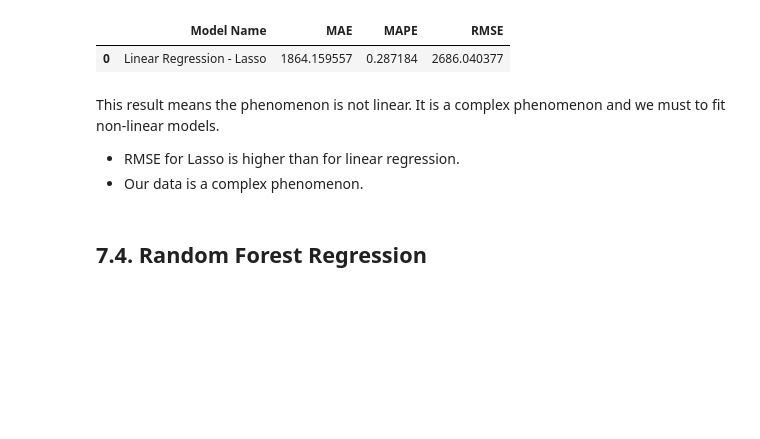
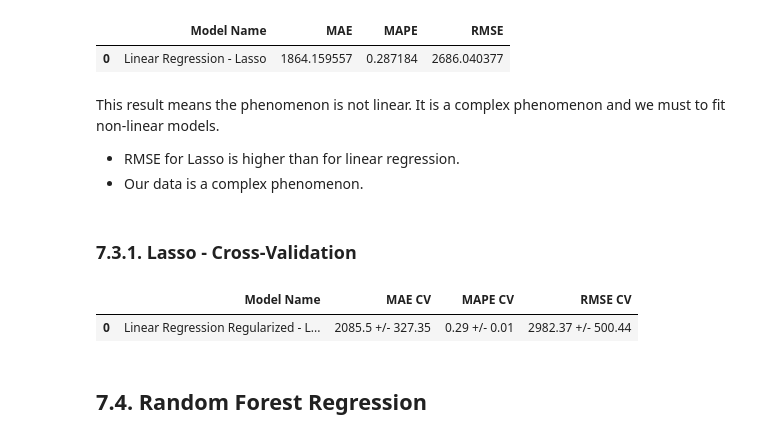
Before and after one commit to lucasquemelli/Rossman_Store_Sales, a Jupyter notebook: rossmann_store_sales.ipynb, the cells around one changed output. Cells and saved outputs as stored; diff of their text form; code cells hidden in the pictures; blank space fills up the shorter version.

```diff
--- a/rossmann_store_sales.ipynb
+++ b/rossmann_store_sales.ipynb
@@ -2062,6 +2121,14 @@ This result means the phenomenon is not linear. It is a complex phenomenon and w
 
 - RMSE for Lasso is higher than for linear regression.
 - Our data is a complex phenomenon.
+# %% [markdown]
+### 7.3.1. Lasso - Cross-Validation
+# %%
+lrr_result_cv = cross_validation(x_training, 5, "Linear Regression Regularized - Lasso", lrr, verbose=False)
+lrr_result_cv
+# %% [output]
+|  | Model Name | MAE CV | MAPE CV | RMSE CV |
+| 0 | Linear Regression Regularized - L... | 2085.5 +/- 327.35 | 0.29 +/- 0.01 | 2982.37 +/- 500.44 |
 # %% [markdown]
 ## 7.4. Random Forest Regression
 # %%
```
Also changed, not shown: parts of 17 cells of this notebook.
